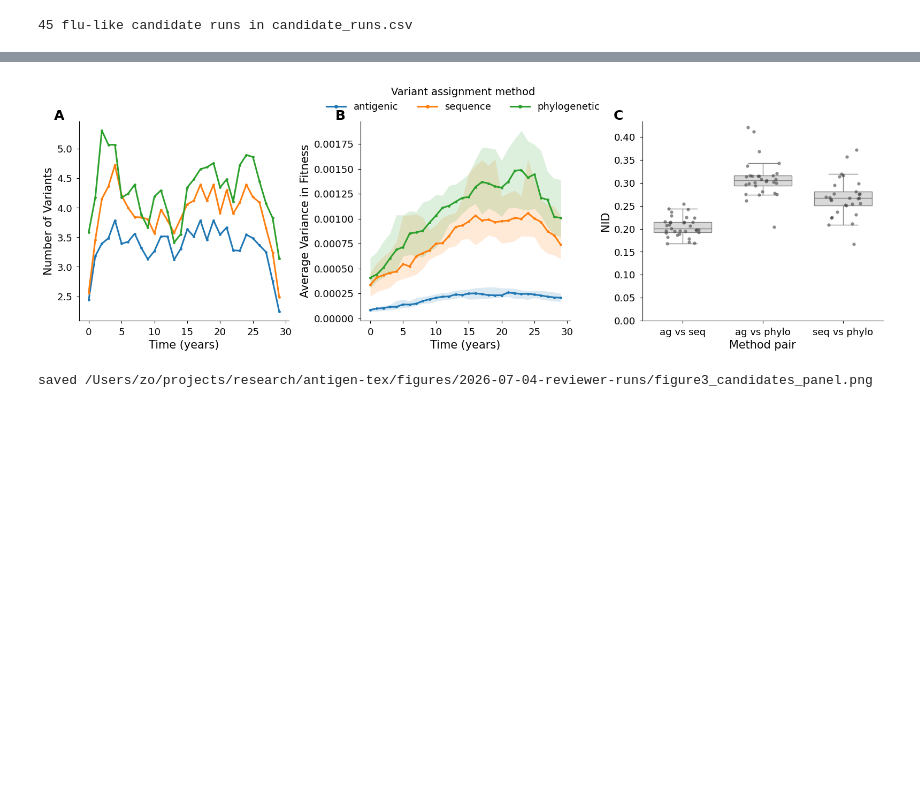
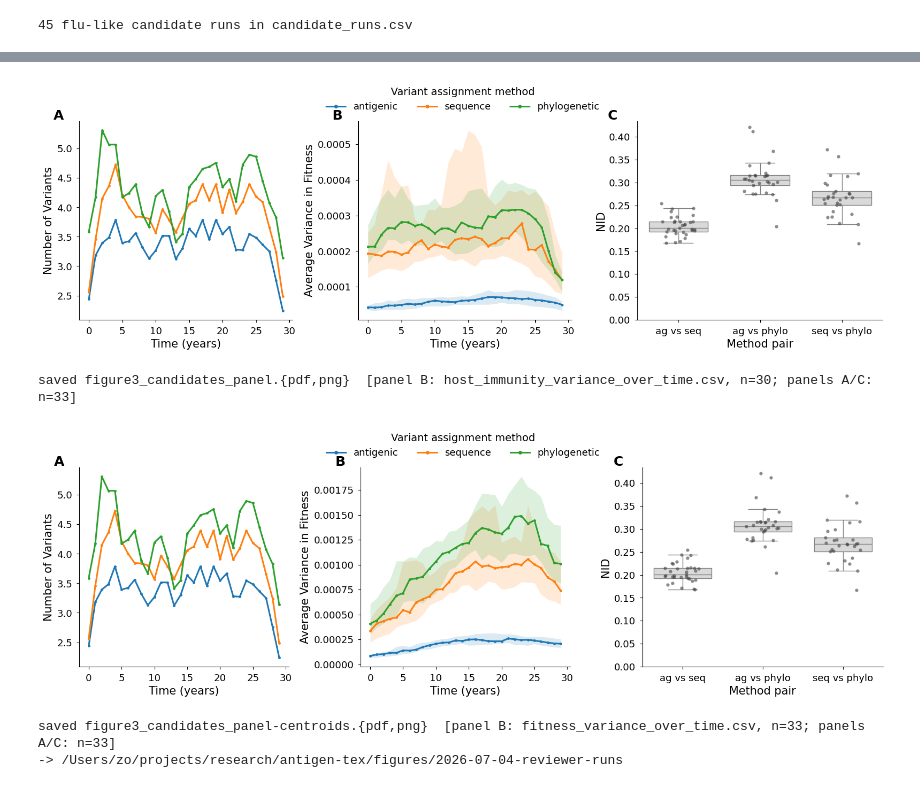
Before and after one commit to matsengrp/antigen-forecasting, a Jupyter notebook: notebooks/manuscript-figure-3-variant-assignment-compare-aggregated.ipynb, the cells around one changed output, grey strips where cells are left out. Drawn from its saved outputs; the diff is of its cells as text; code cells hidden in the pictures; blank space fills up the shorter version.

```diff
--- a/notebooks/manuscript-figure-3-variant-assignment-compare-aggregated.ipynb
+++ b/notebooks/manuscript-figure-3-variant-assignment-compare-aggregated.ipynb
@@ -154,45 +197,67 @@ def nid_panel(ax, nid):
 # %%
 # ======================================================================
 # Figure 3 (flu-like candidates). Caption:
 #
-#   Method comparison across the flu-like candidate simulations (n=33).
+#   Method comparison across the flu-like candidate simulations.
 #   (A) Number of variants over time, per assignment method (line = across-run
 #       mean; counts are integer-valued, so no spread band is shown). (B) Average
 #       within-variant fitness variance over time (line = across-run median;
 #       band = IQR). The median is used because the per-run variance is
 #       right-skewed, which would push the mean outside its own IQR. (C)
 #       Distribution of the normalized information distance (NID) between each
 #       pair of methods across runs (0 = identical partition, 1 = independent).
 #   All three methods track a stable ~3-5 variants and the same variance
 #       ordering (phylogenetic > sequence > antigenic), supporting the claim
 #       that results are stable when simulating a flu-like tree.
+#
+# Panel B is drawn once per fitness model (see VARIANCE_SOURCES): the per-host
+# immune-history model to the default filename, and the centroid approximation
+# to a '-centroids' variant. Panels A and C are identical between them.
 # ======================================================================
-# --- build the three-panel figure --------------------------------------
-fig, axes = plt.subplots(1, 3, figsize=(16, 4.8),
-                         gridspec_kw={'width_ratios': [1, 1, 1.15]})
 
-time_panel(axes[0], counts_df, 'n_variants', 'year_bin', 'Number of Variants', center='mean', band=COUNTS_BAND)
-time_panel(axes[1], variance_df, 'mean_variance', 'year', 'Average Variance in Fitness', center='median', band=True)
-nid_panel(axes[2], nid_df)
 
-# Panel letters (bold, upper-left, outside each axes) as in the reference.
-for ax, letter in zip(axes, 'ABC'):
-    ax.text(-0.12, 1.06, letter, transform=ax.transAxes,
-            fontsize=18, fontweight='bold', va='top', ha='left')
+def build_figure(variance_df):
+    """Build the three-panel figure with the given panel-B fitness variance."""
+    fig, axes = plt.subplots(1, 3, figsize=(16, 4.8),
+                             gridspec_kw={'width_ratios': [1, 1, 1.15]})
 
-# Shared method legend on top, mirroring the reference figure.
-handles = [mlines.Line2D([], [], color=METHOD_COLORS[m], marker='o', ms=5, lw=2.2,
-                         label=METHOD_LABELS[m]) for m in METHODS]
-fig.legend(handles=handles, title='Variant assignment method', ncol=3,
-           loc='upper center', bbox_to_anchor=(0.5, 1.09), frameon=False)
+    time_panel(axes[0], counts_df, 'n_variants', 'year_bin', 'Number of Variants',
+               center='mean', band=COUNTS_BAND)
+    time_panel(axes[1], variance_df, 'mean_variance', 'year', 'Average Variance in Fitness',
+               center='median', band=True)
+    nid_panel(axes[2], nid_df)
 
-fig.tight_layout()
+    # Panel letters (bold, upper-left, outside each axes) as in the reference.
+    for ax, letter in zip(axes, 'ABC'):
+        ax.text(-0.12, 1.06, letter, transform=ax.transAxes,
+                fontsize=18, fontweight='bold', va='top', ha='left')
+
+    # Shared method legend on top, mirroring the reference figure.
+    handles = [mlines.Line2D([], [], color=METHOD_COLORS[m], marker='o', ms=5, lw=2.2,
+                             label=METHOD_LABELS[m]) for m in METHODS]
+    fig.legend(handles=handles, title='Variant assignment method', ncol=3,
+               loc='upper center', bbox_to_anchor=(0.5, 1.09), frameon=False)
+
+    fig.tight_layout()
+    return fig
+
 
 FIG_DIR.mkdir(parents=True, exist_ok=True)
-for ext in ('pdf', 'png'):
-    fig.savefig(FIG_DIR / f'figure3_candidates_panel.{ext}', dpi=300, bbox_inches='tight')
-plt.show()
-print('saved', (FIG_DIR / 'figure3_candidates_panel.png').resolve())
+for suffix, variance_df in variance_dfs.items():
+    source_file = VARIANCE_SOURCES[suffix][0]
+    n_variance = variance_df.groupby(['config', 'run']).ngroups
+    stem = f'figure3_candidates_panel{suffix}'
+
+    fig = build_figure(variance_df)
+    for ext in ('pdf', 'png'):
+        fig.savefig(FIG_DIR / f'{stem}.{ext}', dpi=300, bbox_inches='tight')
+    plt.show()
+    print(f'saved {stem}.{{pdf,png}}  '
+          f'[panel B: {source_file}, n={n_variance}; panels A/C: n={N_RUNS}]')
+print('->', FIG_DIR.resolve())
 # %% [output]
-[figure, old version]
+[figure, new version]
-saved /Users/zo/projects/research/antigen-tex/figures/2026-07-04-reviewer-runs/figure3_candidates_panel.png
+saved figure3_candidates_panel.{pdf,png}  [panel B: host_immunity_variance_over_time.csv, n=30; panels A/C: n=33]
+[figure, added]
+saved figure3_candidates_panel-centroids.{pdf,png}  [panel B: fitness_variance_over_time.csv, n=33; panels A/C: n=33]
+-> /Users/zo/projects/research/antigen-tex/figures/2026-07-04-reviewer-runs
```
Also changed, not shown: parts of 2 cells of this notebook.
